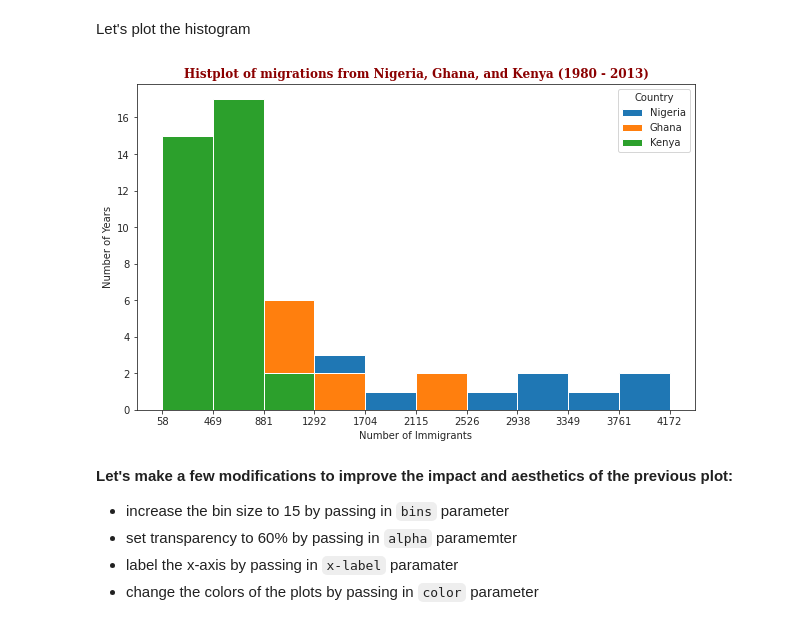
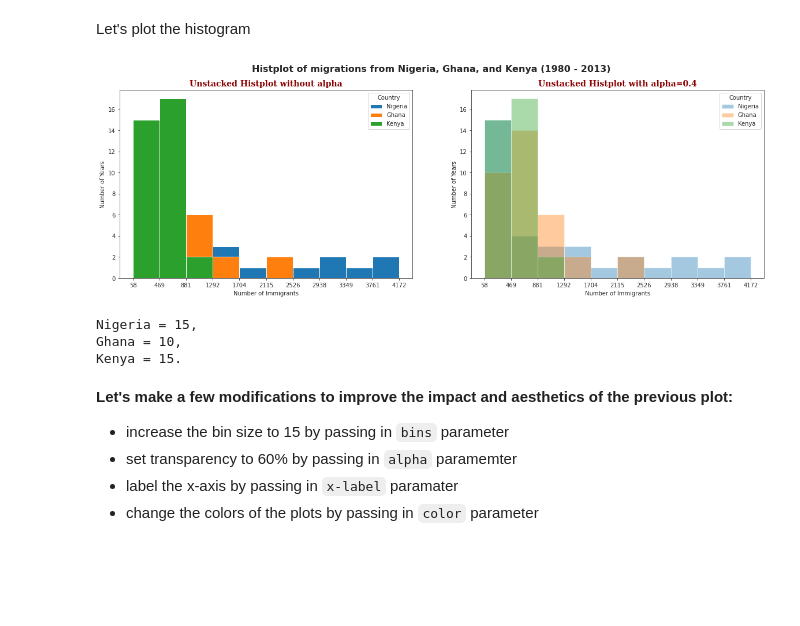
Before and after one commit to Lawrence-Krukrubo/Effective_Plotting_with_Matplotlib, a Jupyter notebook: Part_5_Histograms.ipynb, the cells around one changed output. Cells and saved outputs as stored; diff of their text form; code cells hidden in the pictures; blank space fills up the shorter version.

Commit message:
Docs: Adding plots for unstacked histograms variation

```diff
--- a/Part_5_Histograms.ipynb
+++ b/Part_5_Histograms.ipynb
@@ -204,16 +208,42 @@ Bin-edges is [  58.   469.4  880.8 1292.2 1703.6 2115.  2526.4 2937.8 3349.2 376
  4172. ]
 # %% [markdown]
 Let's plot the histogram
-# %%
-df_NigGhaKen.plot(kind='hist', figsize=(10, 6), xticks=bin_edges)
-
-plt.title('Histplot of migrations from Nigeria, Ghana, and Kenya (1980 - 2013)', fontdict=dict_)
-plt.ylabel('Number of Years')
-plt.xlabel('Number of Immigrants')
-
-plt.show()
-# %% [output]
-[figure, removed]
+# %%
+fig = plt.figure(figsize=(20,6))
+ax0 = fig.add_subplot(121)
+ax1 = fig.add_subplot(122)
+
+# set a suptitle for the plots
+fig.suptitle('Histplot of migrations from Nigeria, Ghana, and Kenya (1980 - 2013)', fontweight='bold', fontsize=16)
+
+# For Stacked Histplot without alpha
+df_NigGhaKen.plot(kind='hist', xticks=bin_edges, ax=ax0)
+
+ax0.set_title('Unstacked Histplot without alpha', fontdict=dict_)
+ax0.set_ylabel('Number of Years')
+ax0.set_xlabel('Number of Immigrants')
+
+# For Stacked Histplot with alpha 0.4
+df_NigGhaKen.plot(kind='hist', xticks=bin_edges, alpha=0.4, ax=ax1)
+
+ax1.set_title('Unstacked Histplot with alpha=0.4', fontdict=dict_)
+ax1.set_ylabel('Number of Years')
+ax1.set_xlabel('Number of Immigrants')
+
+
+plt.show()
+# %% [output]
+[figure, added]
+# %%
+nigeria_bin1 = [i for i in df_NigGhaKen['Nigeria'] if i >= 58 and i <= 470]
+ghana_bin1 = [i for i in df_NigGhaKen['Ghana'] if i >= 58 and i <= 470]
+kenya_bin1 = [i for i in df_NigGhaKen['Kenya'] if i >= 58 and i <= 470]
+
+print(f'Nigeria = {len(nigeria_bin1)},\nGhana = {len(ghana_bin1)},\nKenya = {len(kenya_bin1)}.')
+# %% [output]
+Nigeria = 15,
+Ghana = 10,
+Kenya = 15.
 # %% [markdown]
 <b>Let's make a few modifications to improve the impact and aesthetics of the previous plot:
 * increase the bin size to 15 by passing in `bins` parameter
```
Also changed, not shown: parts of 2 cells of this notebook.
